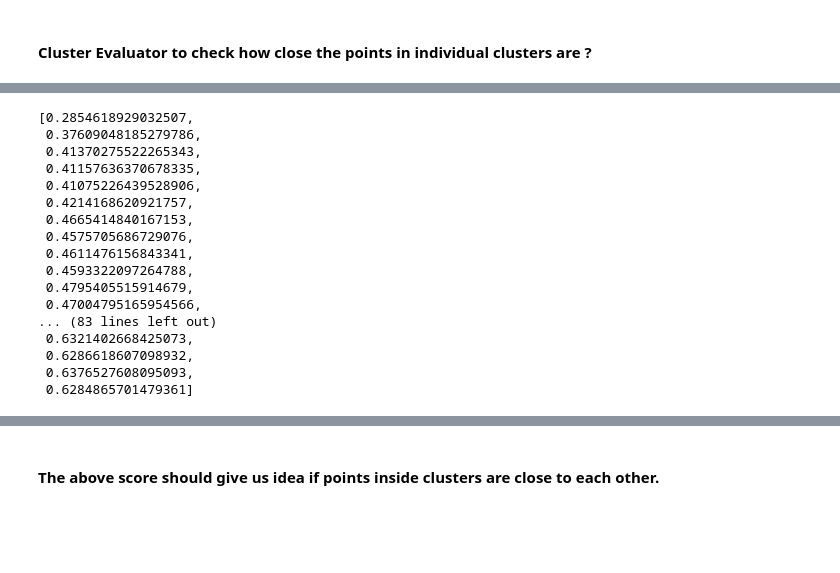
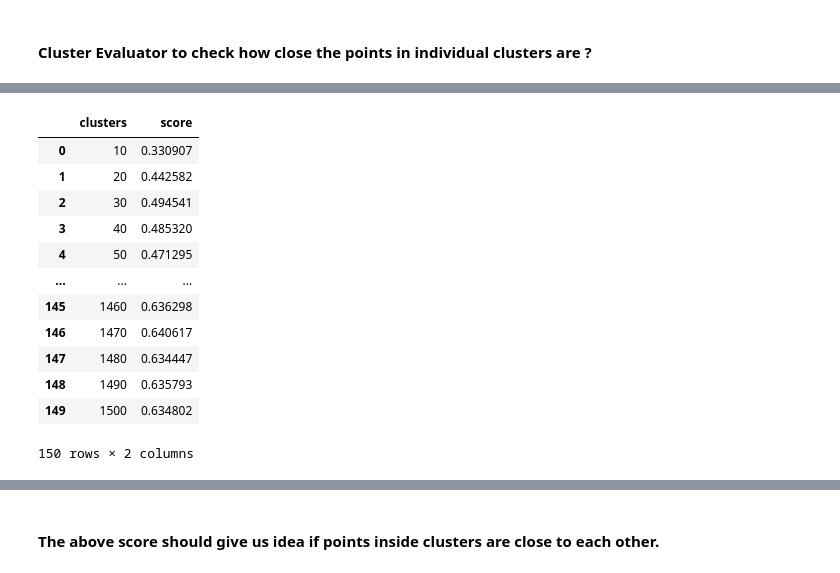
Before and after one commit to amoltkale/movie_recommender_system, a Jupyter notebook: models/movie_clusters.ipynb, the cells around one changed output, grey strips where cells are left out. Drawn from its saved outputs; the diff is of its cells as text; code cells hidden in the pictures; blank space fills up the shorter version.

```diff
--- a/models/movie_clusters.ipynb
+++ b/models/movie_clusters.ipynb
@@ -198,21 +228,19 @@ Runtime: 3172.1600263118744
 # %%
-silhouette_score
+# silhouette_score
+score_df = pd.DataFrame(silhouette_score.items(), columns=['clusters', 'score'])
+score_df
 # %% [output]
+|  | clusters | score |
+| 0 | 10 | 0.330907 |
+| 1 | 20 | 0.442582 |
+| 2 | 30 | 0.494541 |
+| 3 | 40 | 0.485320 |
+| 4 | 50 | 0.471295 |
+| ... | ... | ... |
+| 145 | 1460 | 0.636298 |
+| 146 | 1470 | 0.640617 |
+| 147 | 1480 | 0.634447 |
+| 148 | 1490 | 0.635793 |
+| 149 | 1500 | 0.634802 |
-[0.2854618929032507,
- 0.37609048185279786,
- 0.41370275522265343,
- 0.41157636370678335,
- 0.41075226439528906,
- 0.4214168620921757,
- 0.4665414840167153,
- 0.4575705686729076,
- 0.4611476156843341,
- 0.4593322097264788,
- 0.4795405515914679,
- 0.47004795165954566,
-... (83 lines left out)
- 0.6321402668425073,
- 0.6286618607098932,
- 0.6376527608095093,
- 0.6284865701479361]
+150 rows × 2 columns
 # %%
```
Also changed, not shown: parts of 9 cells of this notebook.
